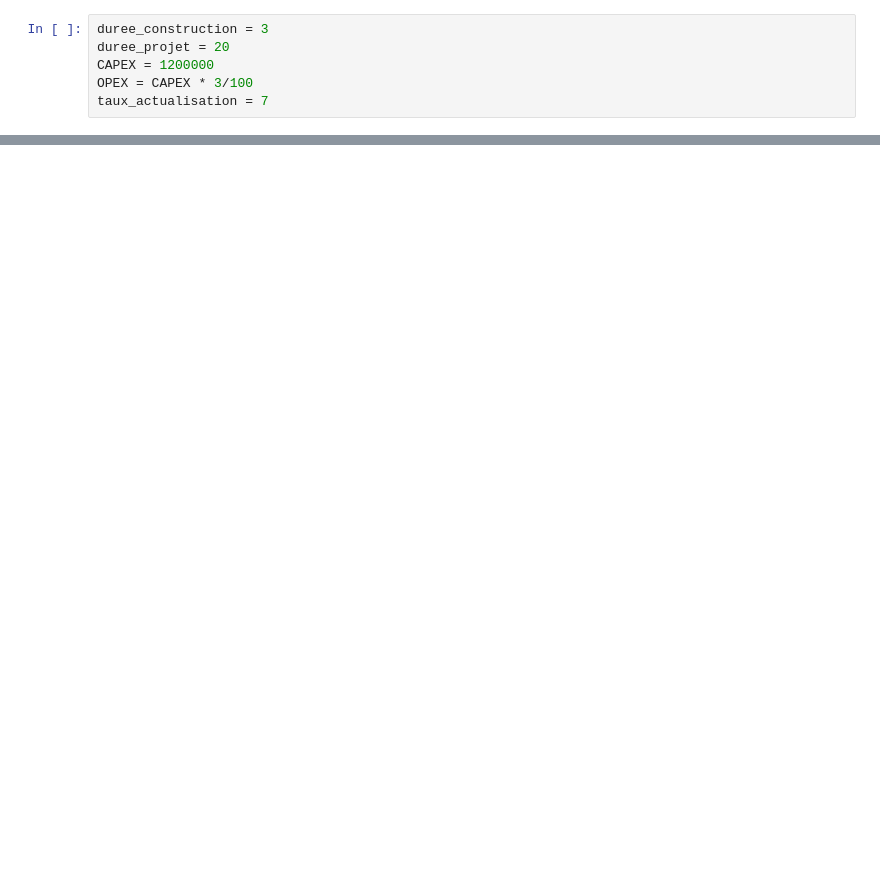
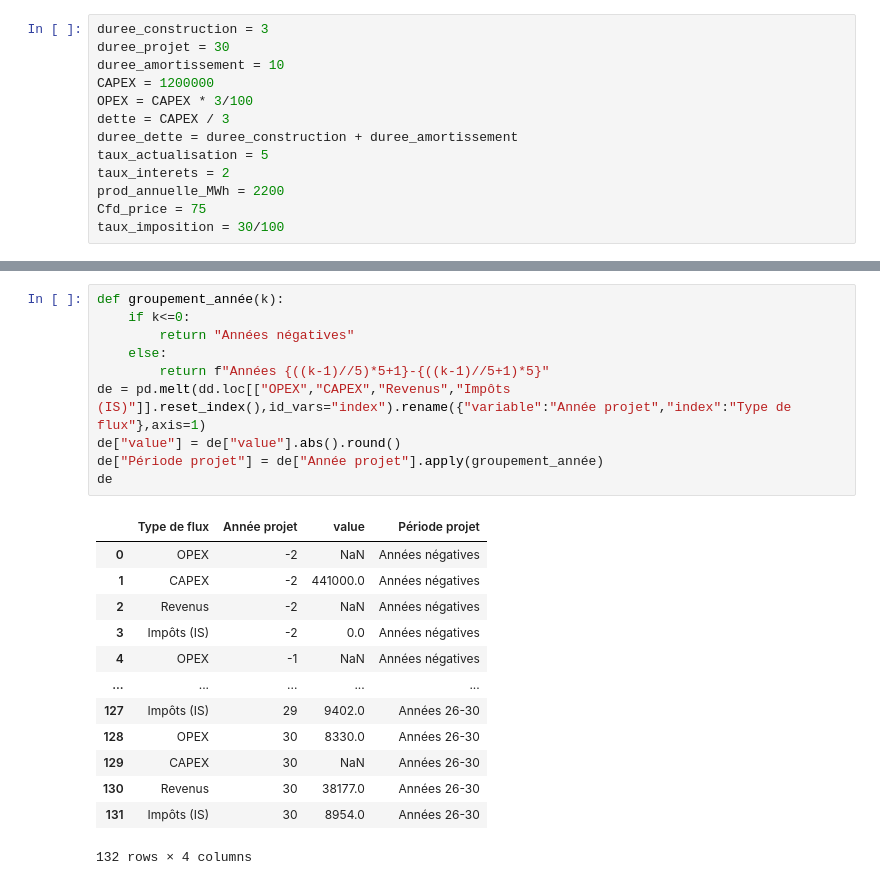
Before and after one commit to RobinsonBeaucour/Finance-Projet-ENR, a Jupyter notebook: bac_de_test.ipynb, the cells around one changed output, grey strips where cells are left out. Cells and saved outputs as stored; diff of their text form; blank space fills up the shorter version.

```diff
--- a/bac_de_test.ipynb
+++ b/bac_de_test.ipynb
@@ -6,7 +8,14 @@ from relife import Weibull
 pd.options.plotting.backend = "plotly"
 # %%
 duree_construction = 3
-duree_projet = 20
+duree_projet = 30
+duree_amortissement = 10
 CAPEX = 1200000
 OPEX = CAPEX * 3/100
-taux_actualisation = 7
+dette = CAPEX / 3
+duree_dette = duree_construction + duree_amortissement
+taux_actualisation = 5
+taux_interets = 2
+prod_annuelle_MWh = 2200
+Cfd_price = 75
+taux_imposition = 30/100
@@ -73,0 +92,24 @@ LCOE_constant_condition(
+# %%
+def groupement_année(k):
+    if k<=0:
+        return "Années négatives"
+    else:
+        return f"Années {((k-1)//5)*5+1}-{((k-1)//5+1)*5}"
+de = pd.melt(dd.loc[["OPEX","CAPEX","Revenus","Impôts (IS)"]].reset_index(),id_vars="index").rename({"variable":"Année projet","index":"Type de flux"},axis=1)
+de["value"] = de["value"].abs().round()
+de["Période projet"] = de["Année projet"].apply(groupement_année)
+de
+# %% [output]
+|  | Type de flux | Année projet | value | Période projet |
+| 0 | OPEX | -2 | NaN | Années négatives |
+| 1 | CAPEX | -2 | 441000.0 | Années négatives |
+| 2 | Revenus | -2 | NaN | Années négatives |
+| 3 | Impôts (IS) | -2 | 0.0 | Années négatives |
+| 4 | OPEX | -1 | NaN | Années négatives |
+| ... | ... | ... | ... | ... |
+| 127 | Impôts (IS) | 29 | 9402.0 | Années 26-30 |
+| 128 | OPEX | 30 | 8330.0 | Années 26-30 |
+| 129 | CAPEX | 30 | NaN | Années 26-30 |
+| 130 | Revenus | 30 | 38177.0 | Années 26-30 |
+| 131 | Impôts (IS) | 30 | 8954.0 | Années 26-30 |
+132 rows × 4 columns
```
Also changed, not shown: parts of 20 cells of this notebook.
